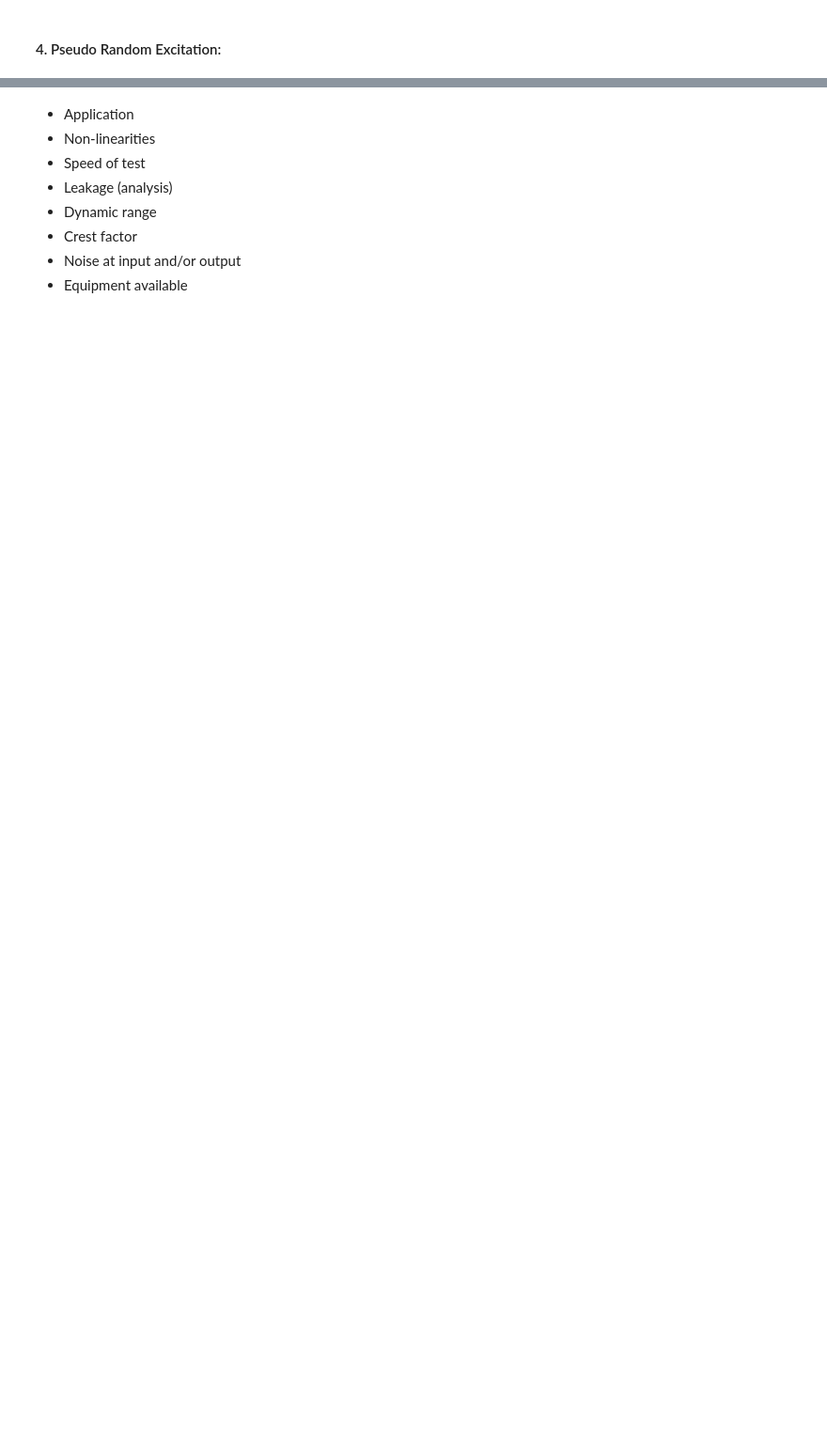
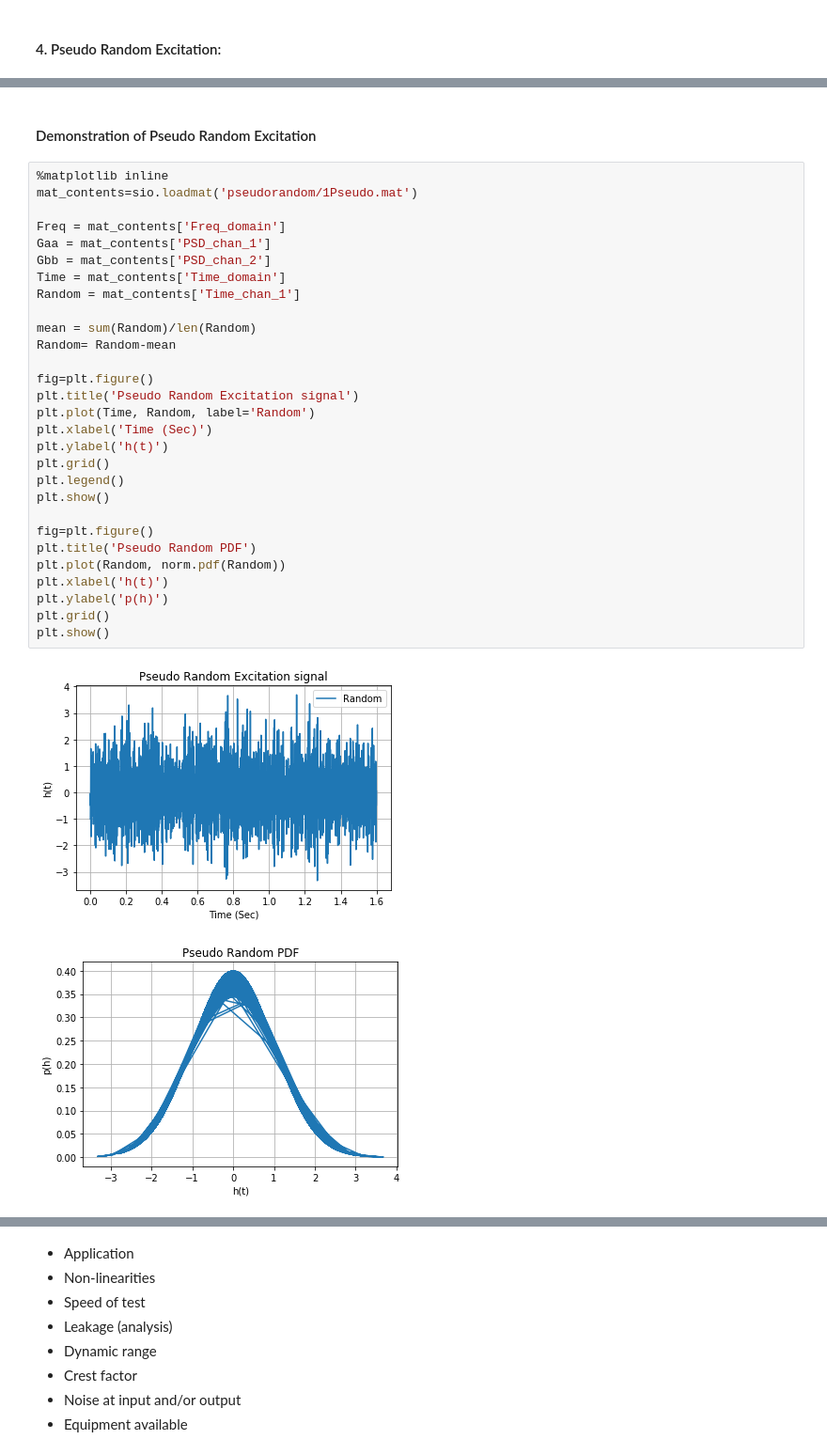
Before and after one commit to josephcslater/MAC_and_Modalupdating, a Jupyter notebook: MAC_JupyterNotebook/MACandModelCorrection.ipynb, the cells around one changed output, grey strips where cells are left out. Shown at 94% size. Saved outputs shown, nothing was run; the diff lists cells and outputs as text; blank space fills up the shorter version.

```diff
--- a/MAC_JupyterNotebook/MACandModelCorrection.ipynb
+++ b/MAC_JupyterNotebook/MACandModelCorrection.ipynb
@@ -554 +725,35 @@ Pseudo random is like a collection of sine waves at one amplitude. It's not pure
+# %% [markdown]
+#### Demonstration of Pseudo Random Excitation
+# %%
+%matplotlib inline
+mat_contents=sio.loadmat('pseudorandom/1Pseudo.mat')
+
+Freq = mat_contents['Freq_domain']
+Gaa = mat_contents['PSD_chan_1']
+Gbb = mat_contents['PSD_chan_2']
+Time = mat_contents['Time_domain']
+Random = mat_contents['Time_chan_1']
+
+mean = sum(Random)/len(Random)
+Random= Random-mean
+
+fig=plt.figure()
+plt.title('Pseudo Random Excitation signal')
+plt.plot(Time, Random, label='Random')
+plt.xlabel('Time (Sec)')
+plt.ylabel('h(t)')
+plt.grid()
+plt.legend()
+plt.show()
+
+fig=plt.figure()
+plt.title('Pseudo Random PDF')
+plt.plot(Random, norm.pdf(Random))
+plt.xlabel('h(t)')
+plt.ylabel('p(h)')
+plt.grid()
+plt.show()
+# %% [output]
+[figure, added]
+[figure, added]
 # %% [markdown]
```
Also changed, not shown: parts of 30 cells of this notebook, 9 other files.
